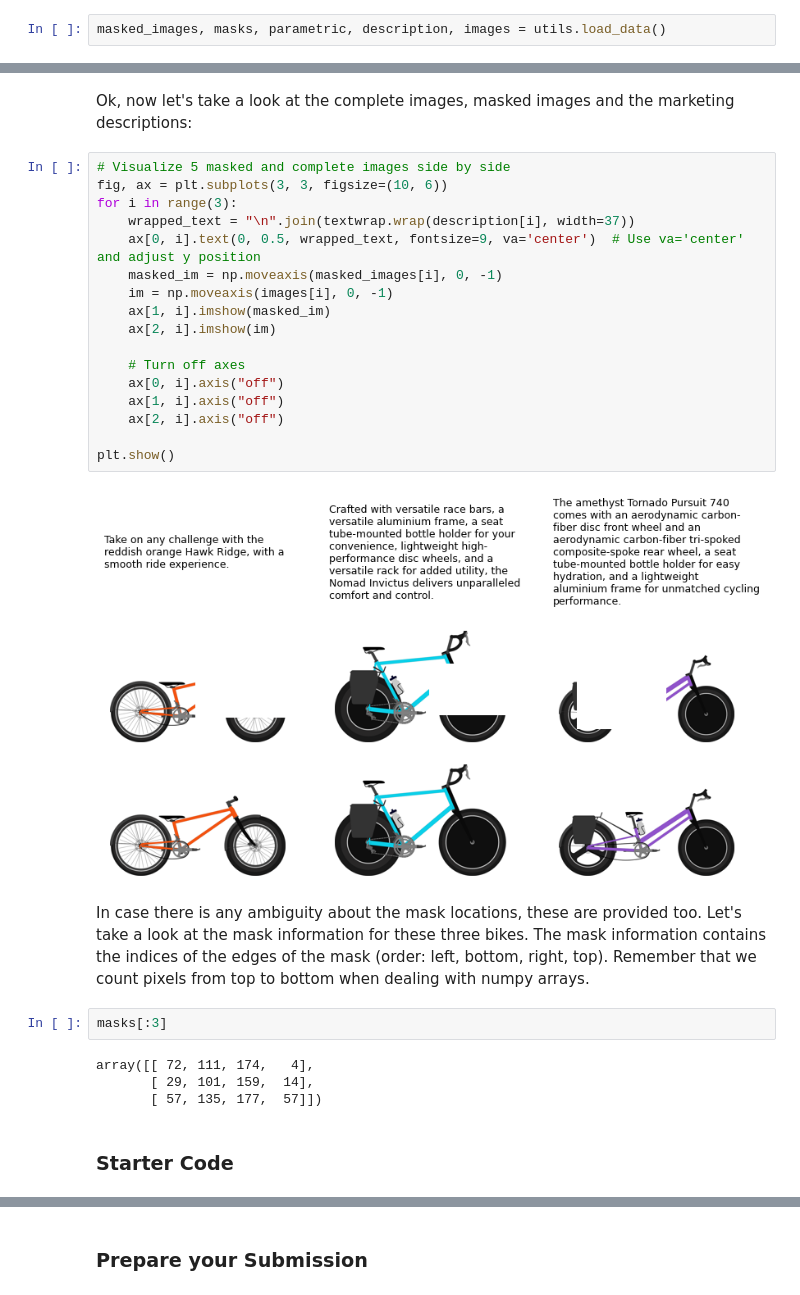
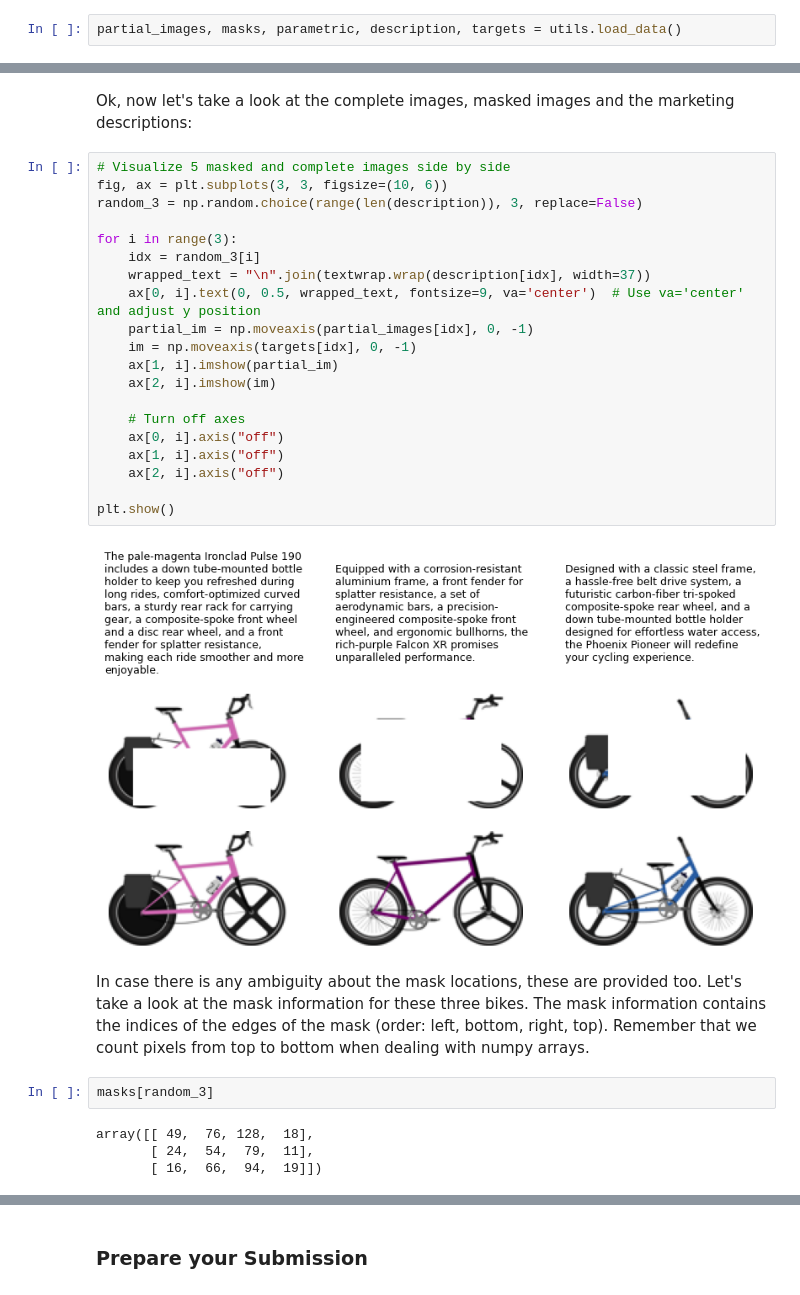
Before and after one commit to Lyleregenwetter/CP3-Internal, a Jupyter notebook: starter_notebook.ipynb, the cells around one changed output, grey strips where cells are left out. Cells and saved outputs as stored; diff of their text form.

```diff
--- a/starter_notebook.ipynb
+++ b/starter_notebook.ipynb
@@ -14,3 +22,3 @@ We have prepared a helper function to load up the data. LEt's call that function
 # %%
-masked_images, masks, parametric, description, images = utils.load_data()
+partial_images, masks, parametric, description, targets = utils.load_data()
 # %%
@@ -52,29 +60,30 @@ Ok, now let's take a look at the complete images, masked images and the marketin
 # %%
 # Visualize 5 masked and complete images side by side
 fig, ax = plt.subplots(3, 3, figsize=(10, 6))
+random_3 = np.random.choice(range(len(description)), 3, replace=False)
+
 for i in range(3):
-    wrapped_text = "\n".join(textwrap.wrap(description[i], width=37))
+    idx = random_3[i]
+    wrapped_text = "\n".join(textwrap.wrap(description[idx], width=37))
     ax[0, i].text(0, 0.5, wrapped_text, fontsize=9, va='center')  # Use va='center' and adjust y position
-    masked_im = np.moveaxis(masked_images[i], 0, -1)
-    im = np.moveaxis(images[i], 0, -1)
-    ax[1, i].imshow(masked_im)
+    partial_im = np.moveaxis(partial_images[idx], 0, -1)
+    im = np.moveaxis(targets[idx], 0, -1)
+    ax[1, i].imshow(partial_im)
     ax[2, i].imshow(im)
 
     # Turn off axes
     ax[0, i].axis("off")
     ax[1, i].axis("off")
     ax[2, i].axis("off")
 
 plt.show()
 # %% [output]
-[figure, old version]
+[figure, new version]
 # %% [markdown]
 In case there is any ambiguity about the mask locations, these are provided too. Let's take a look at the mask information for these three bikes. The mask information contains the indices of the edges of the mask (order: left, bottom, right, top). Remember that we count pixels from top to bottom when dealing with numpy arrays.
 # %%
-masks[:3]
+masks[random_3]
 # %% [output]
-array([[ 72, 111, 174,   4],
-       [ 29, 101, 159,  14],
-       [ 57, 135, 177,  57]])
+array([[ 49,  76, 128,  18],
+       [ 24,  54,  79,  11],
+       [ 16,  66,  94,  19]])
-# %% [markdown]
-### Starter Code
```
Also changed, not shown: parts of 27 cells of this notebook, 4 other files.
